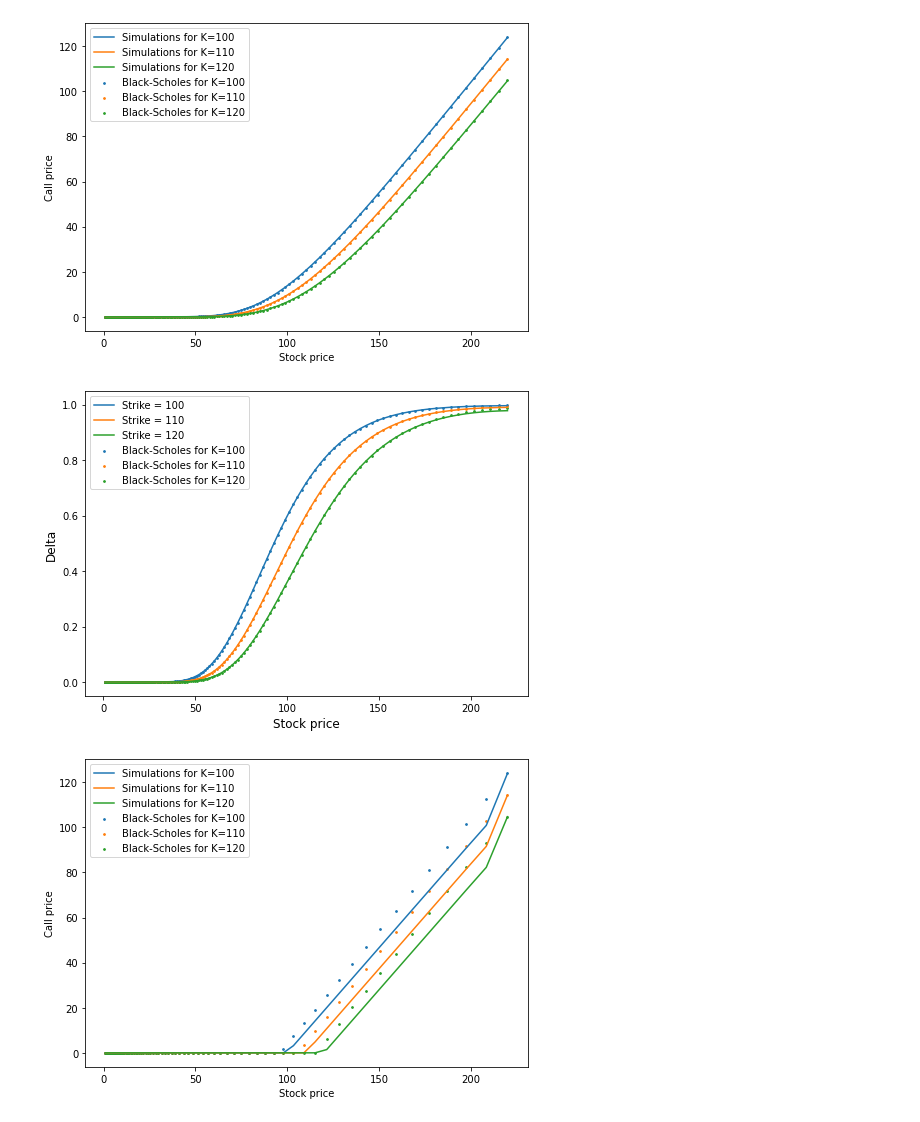
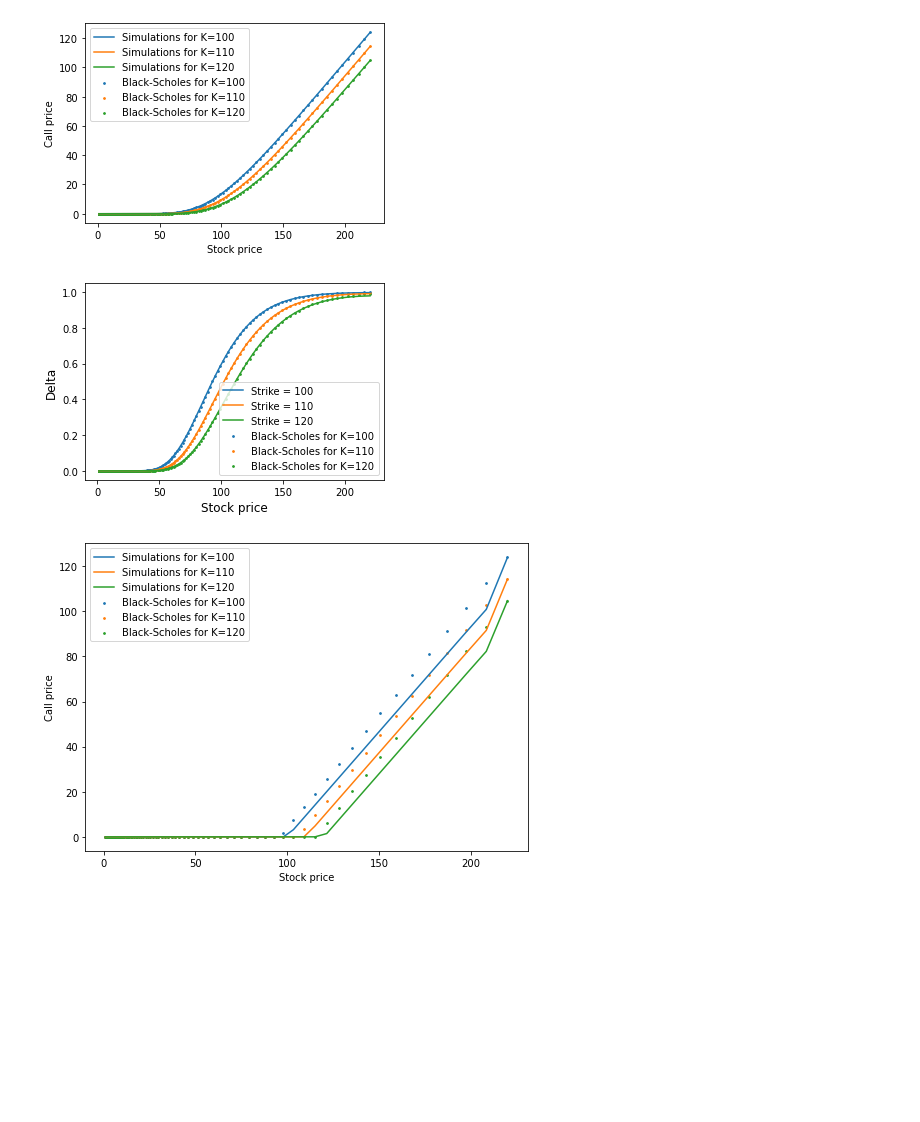
Before and after one commit to WillemJan9519/SPFDM3, a Jupyter notebook: SPFDM 3.ipynb, the cells around one changed output. Drawn from its saved outputs; the diff is of its cells as text; code cells hidden in the pictures; blank space fills up the shorter version.

Commit message:
changed sizes of figures since we now have 2 columns layout

```diff
--- a/SPFDM 3.ipynb
+++ b/SPFDM 3.ipynb
@@ -14,13 +14,13 @@ class FTCS():
         self.dx = self.dt*self.x_max/self.t_max # grid size for x
         self.sigma = 0.3
         self.r = 0.04
-        plt.figure(figsize=(7,5))
+        plt.figure(figsize=(5,3.5))
         for K in Ks:
             self.K=K
             self.plot(plot=True)
         plt.tight_layout()
         plt.savefig('FTCS.pdf')
-        plt.figure(figsize=(7,5))
+        plt.figure(figsize=(5,3.5))
         for K in Ks:
             self.K=K
             self.plot_delta(plot=True)
@@ -88,35 +88,35 @@ class FTCS():
         plt.legend()
 
     def plot_delta(self,plot=False):
         # numerical delta
         S,V = self.call_FTCS(self.dt,self.dx,self.t_max,self.x_max,self.r,self.sigma)
         V = V[int(1/self.dt),:]
         delta_y = np.diff(V)
         delta_x = np.diff(S)
         delta = delta_y / delta_x
 
         # black scholes delta
         V_bs = self.black_scholes(S)
 
         delta_y_bs = np.diff(V_bs)
         delta_bs = delta_y_bs / delta_x
 
         # plot delta's
         plt.plot(S[:-1]+np.diff(S),delta,label='Strike = '+str(self.K))
         plt.scatter(S[:-1]+np.diff(S),delta_bs,label='Black-Scholes for K='+str(self.K),
                     s=3)
         plt.xlabel('Stock price',fontsize=12)
         plt.ylabel('Delta',fontsize=12)
         # plt.axis([0,np.exp(x_max),0,V[0]])
         plt.legend()
 
 
 
 
 FTCSengine=FTCS([100,110,120])
 # %% [output]
-[figure, old version]
+[figure, new version]
-[figure, old version]
+[figure, new version]
 # %%
 class CrankNicolson():
     def __init__(self,Ks):
```
